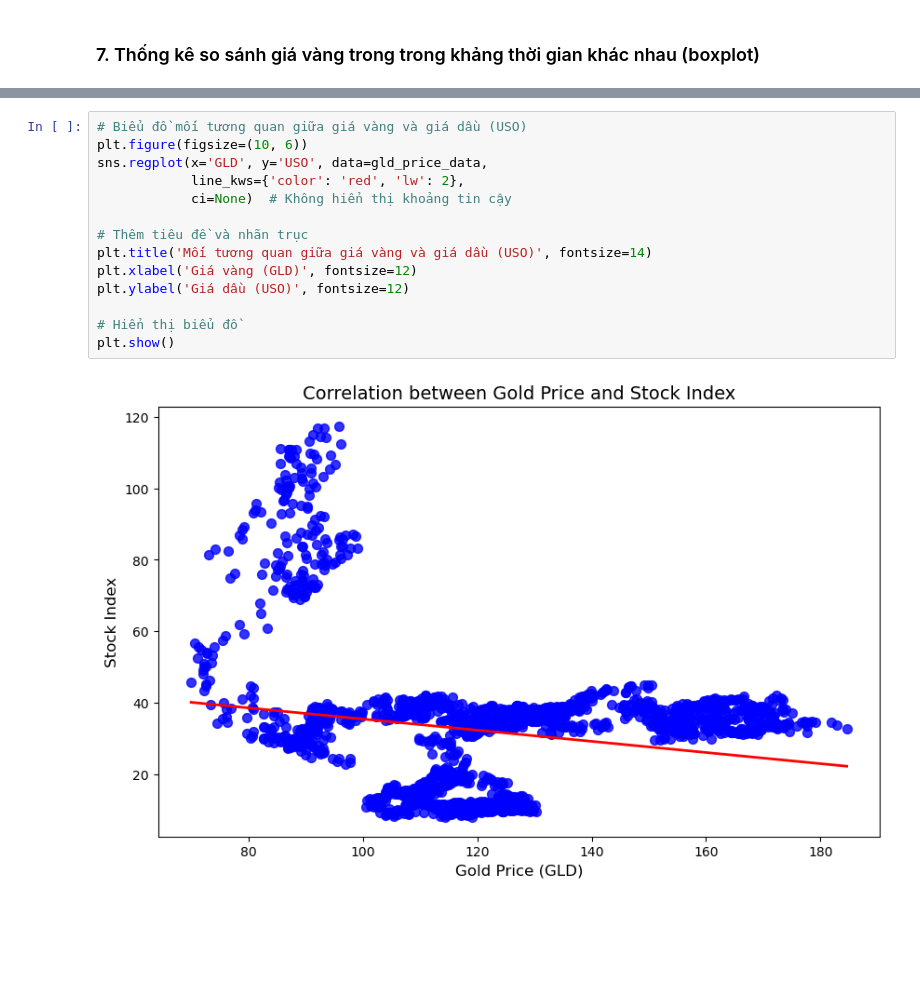
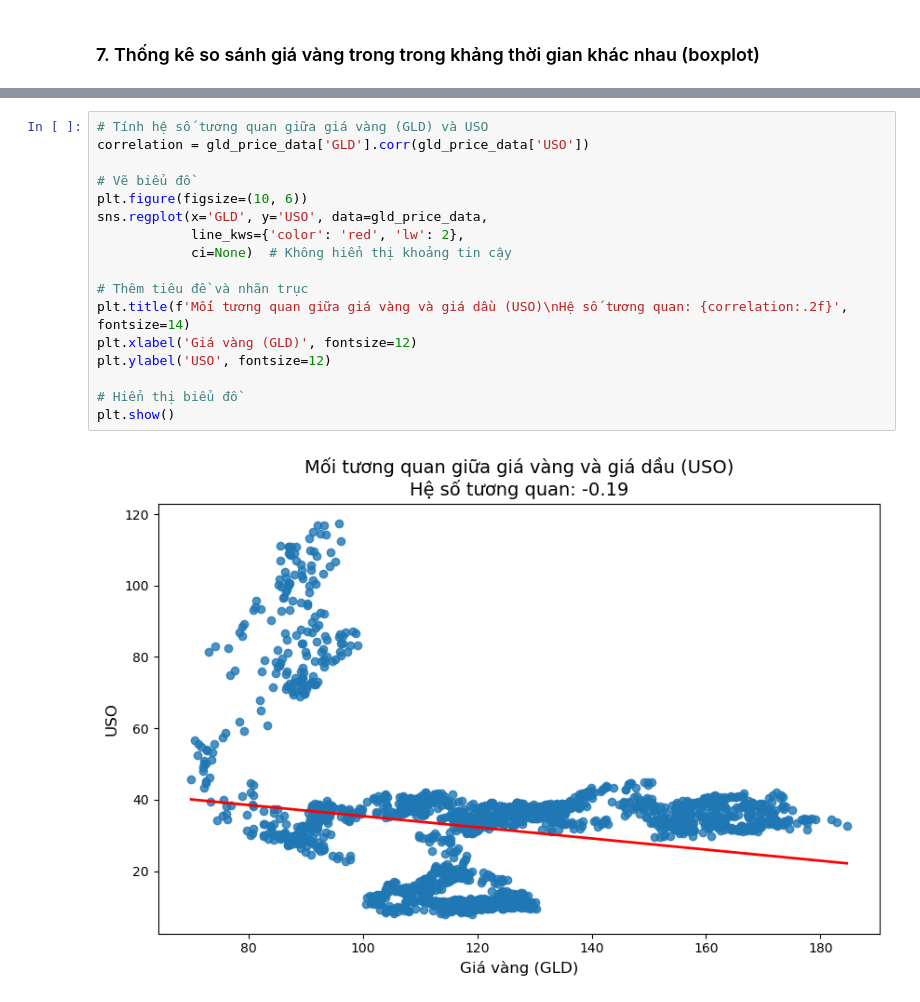
Before and after one commit to thanhpt1110/data-mining, a Jupyter notebook: Code (fixed)/Data-Stats.ipynb, the cells around one changed output, grey strips where cells are left out. Cells and saved outputs as stored; diff of their text form; blank space fills up the shorter version.

```diff
--- a/Code (fixed)/Data-Stats.ipynb
+++ b/Code (fixed)/Data-Stats.ipynb
@@ -207,17 +212,20 @@ plt.show()
 # %%
-# Biểu đồ mối tương quan giữa giá vàng và giá dầu (USO)
+# Tính hệ số tương quan giữa giá vàng (GLD) và USO
+correlation = gld_price_data['GLD'].corr(gld_price_data['USO'])
+
+# Vẽ biểu đồ
 plt.figure(figsize=(10, 6))
 sns.regplot(x='GLD', y='USO', data=gld_price_data,
             line_kws={'color': 'red', 'lw': 2},
             ci=None)  # Không hiển thị khoảng tin cậy
 
 # Thêm tiêu đề và nhãn trục
-plt.title('Mối tương quan giữa giá vàng và giá dầu (USO)', fontsize=14)
+plt.title(f'Mối tương quan giữa giá vàng và giá dầu (USO)\nHệ số tương quan: {correlation:.2f}', fontsize=14)
 plt.xlabel('Giá vàng (GLD)', fontsize=12)
-plt.ylabel('Giá dầu (USO)', fontsize=12)
+plt.ylabel('USO', fontsize=12)
 
 # Hiển thị biểu đồ
 plt.show()
 # %% [output]
-[figure, old version]
+[figure, new version]
 # %%
```
Also changed, not shown: parts of 5 cells of this notebook, 1 other file.
